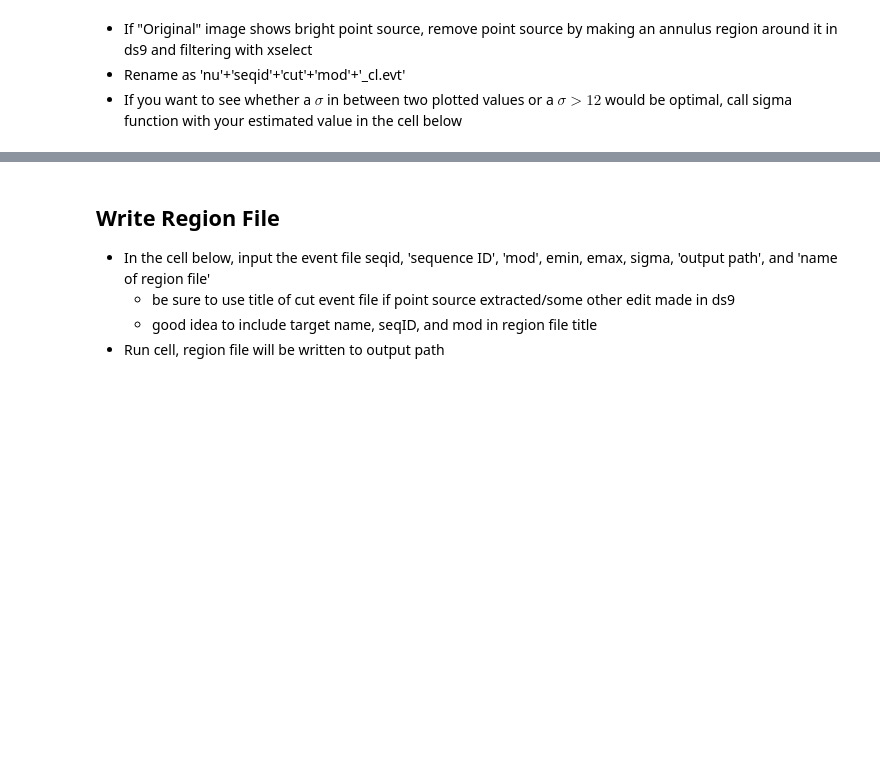
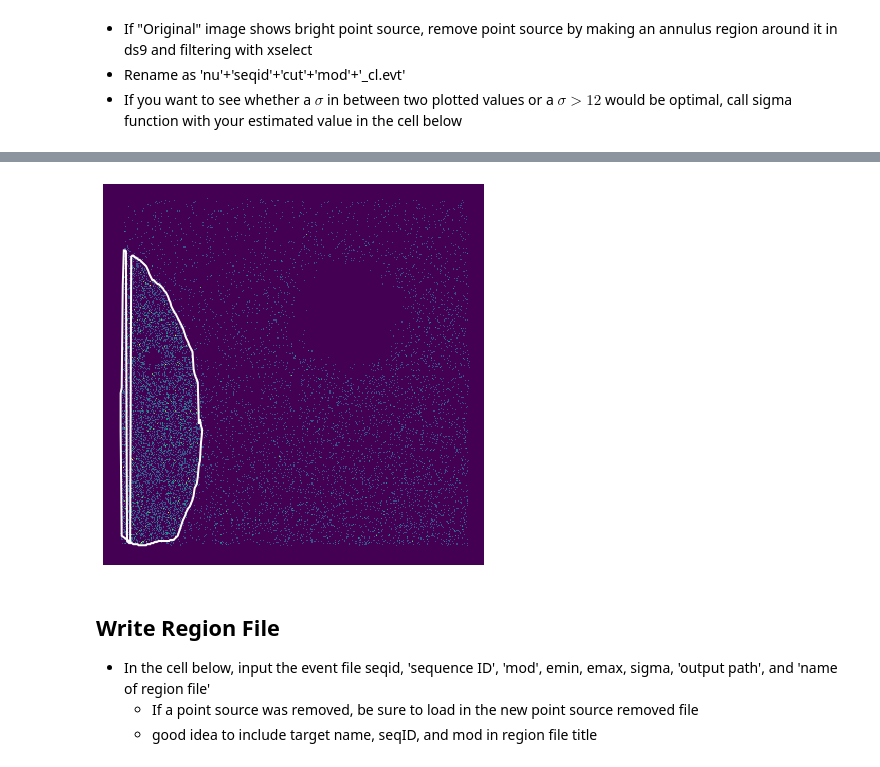
Before and after one commit to ellen-thompson/region-generation, a Jupyter notebook: RegFileWrapperExample.ipynb, the cells around one changed output, grey strips where cells are left out. Saved outputs shown, nothing was run; the diff lists cells and outputs as text; code cells hidden in the pictures; blank space fills up the shorter version.

```diff
--- a/RegFileWrapperExample.ipynb
+++ b/RegFileWrapperExample.ipynb
@@ -32,7 +55,11 @@ regfile.sigma('90401331002cut','A',36,209,25)
+# %%
+#call check function
+regfile.check_region('80002012004cut','A',36,209,5.4,'lin')
+# %% [output]
+[figure, added]
 # %% [markdown]
 ## Write Region File
 - In the cell below, input the event file seqid, 'sequence ID', 'mod', emin, emax, sigma, 'output path', and 'name of region file'
-    - be sure to use title of cut event file if point source extracted/some other edit made in ds9
+    - If a point source was removed, be sure to load in the new point source removed file
     - good idea to include target name, seqID, and mod in region file title
-- Run cell, region file will be written to output path
 # %%
```
Also changed, not shown: parts of 9 cells of this notebook.
